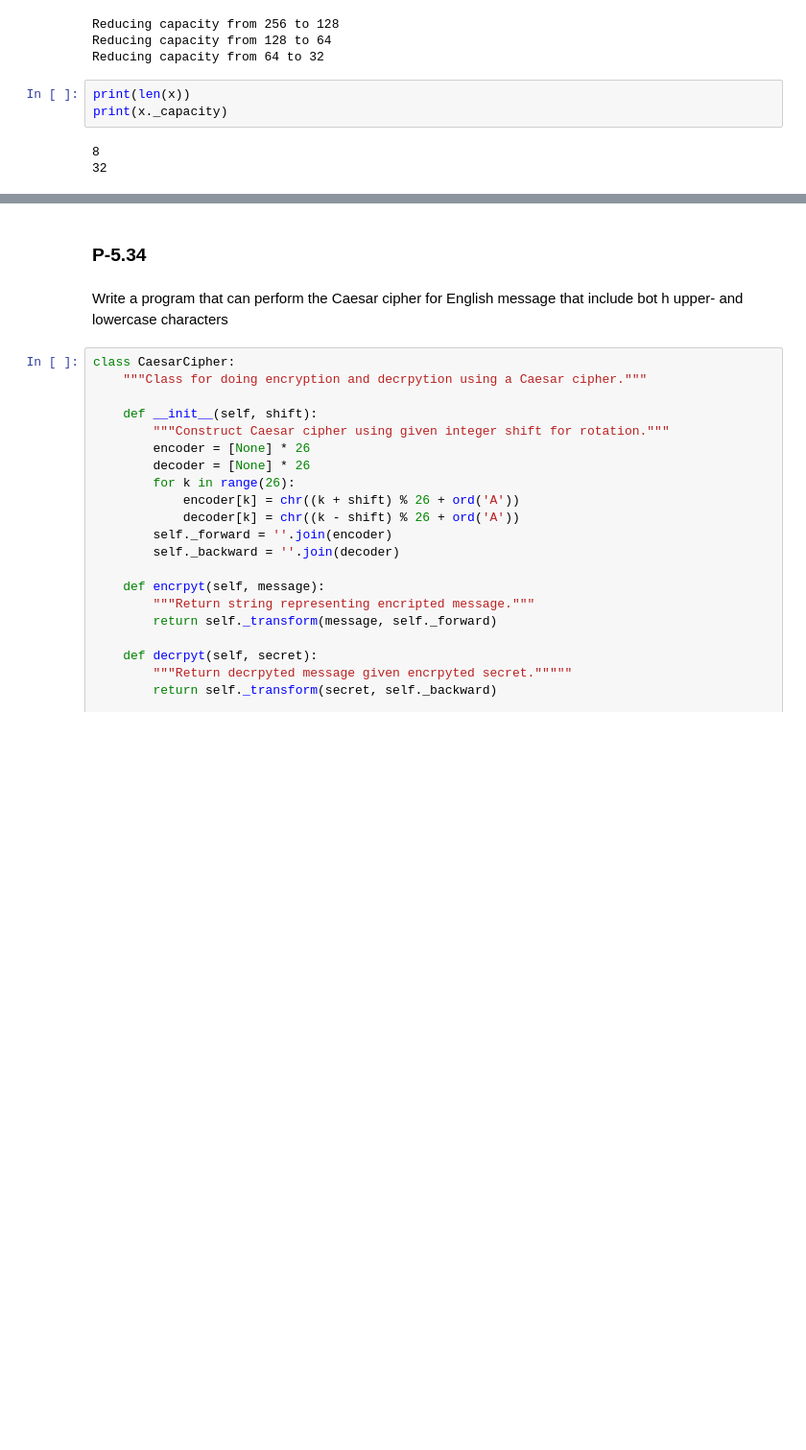
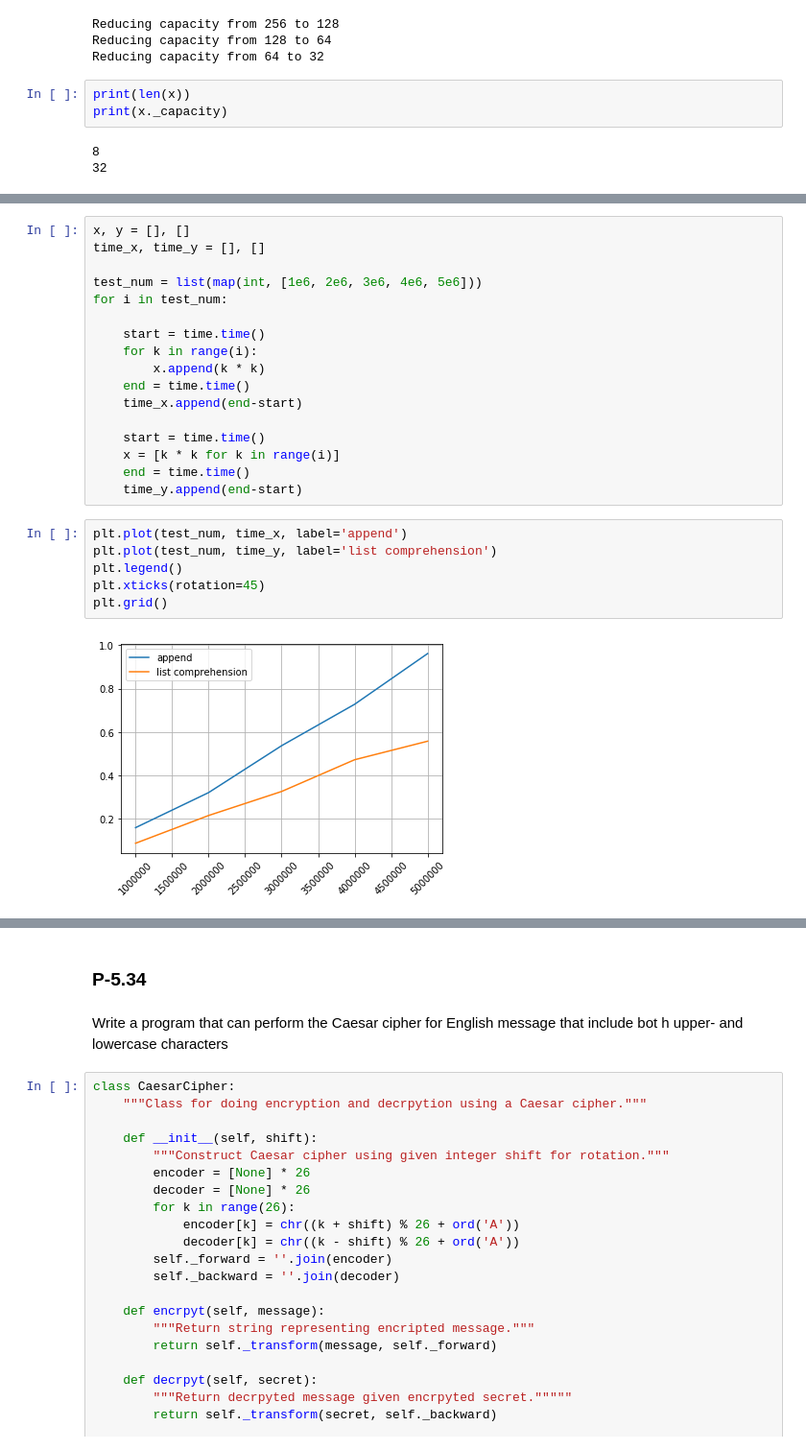
Before and after one commit to jihoonerd/Data_Structures_and_Algorithms_in_Python, a Jupyter notebook: Exercises/Chapter_05_Array-Based_Sequences.ipynb, the cells around one changed output, grey strips where cells are left out. Shown: that part at 96% size. Saved outputs shown, nothing was run; the diff lists cells and outputs as text; blank space fills up the shorter version.

```diff
--- a/Exercises/Chapter_05_Array-Based_Sequences.ipynb
+++ b/Exercises/Chapter_05_Array-Based_Sequences.ipynb
@@ -387,0 +451,25 @@ print(x._capacity)
+# %%
+x, y = [], []
+time_x, time_y = [], []
+
+test_num = list(map(int, [1e6, 2e6, 3e6, 4e6, 5e6]))
+for i in test_num:
+
+    start = time.time()
+    for k in range(i):
+        x.append(k * k)
+    end = time.time()
+    time_x.append(end-start)
+
+    start = time.time()
+    x = [k * k for k in range(i)]
+    end = time.time()
+    time_y.append(end-start)
+# %%
+plt.plot(test_num, time_x, label='append')
+plt.plot(test_num, time_y, label='list comprehension')
+plt.legend()
+plt.xticks(rotation=45)
+plt.grid()
+# %% [output]
+[figure, added]
```
Also changed, not shown: parts of 12 cells of this notebook.
